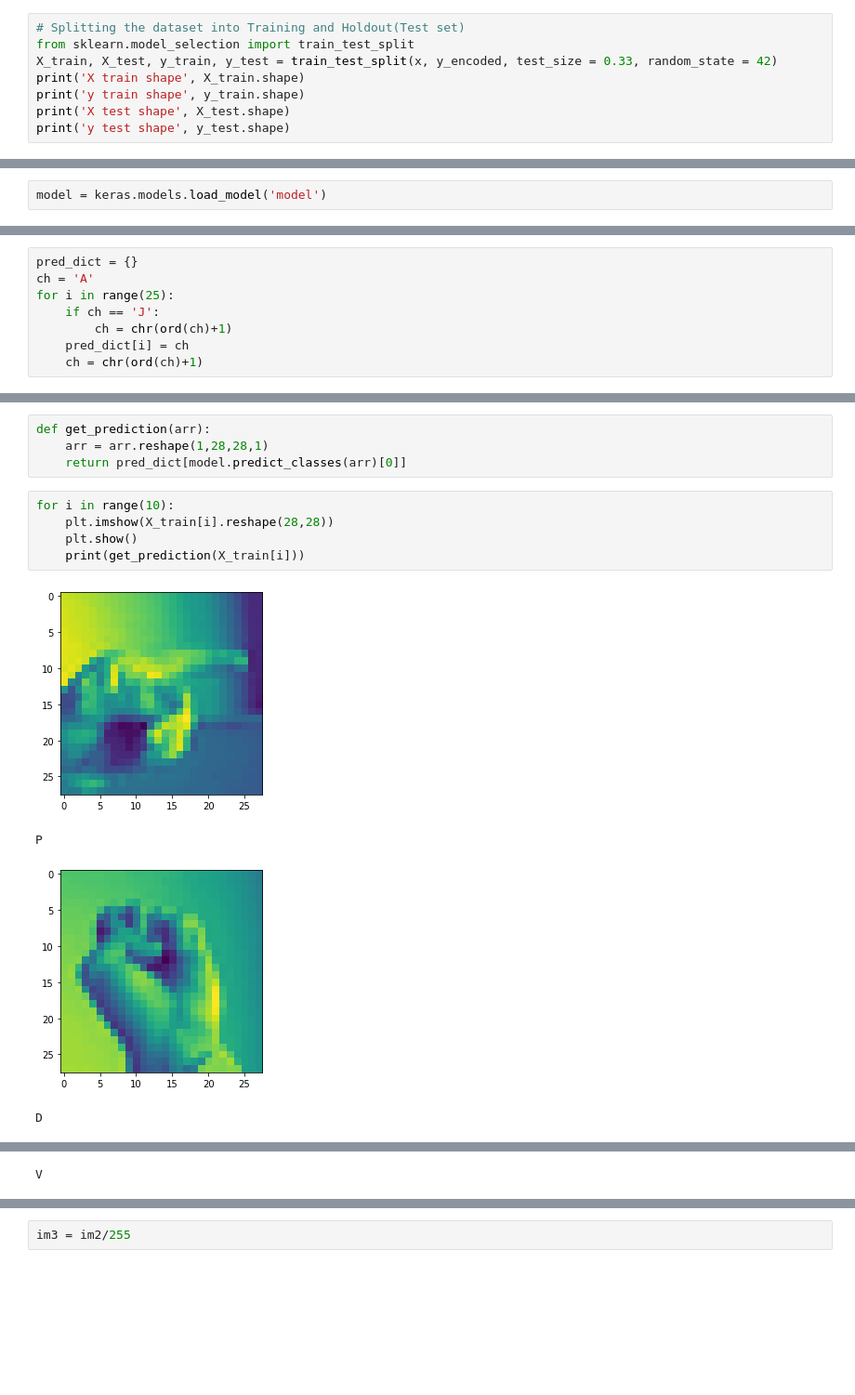
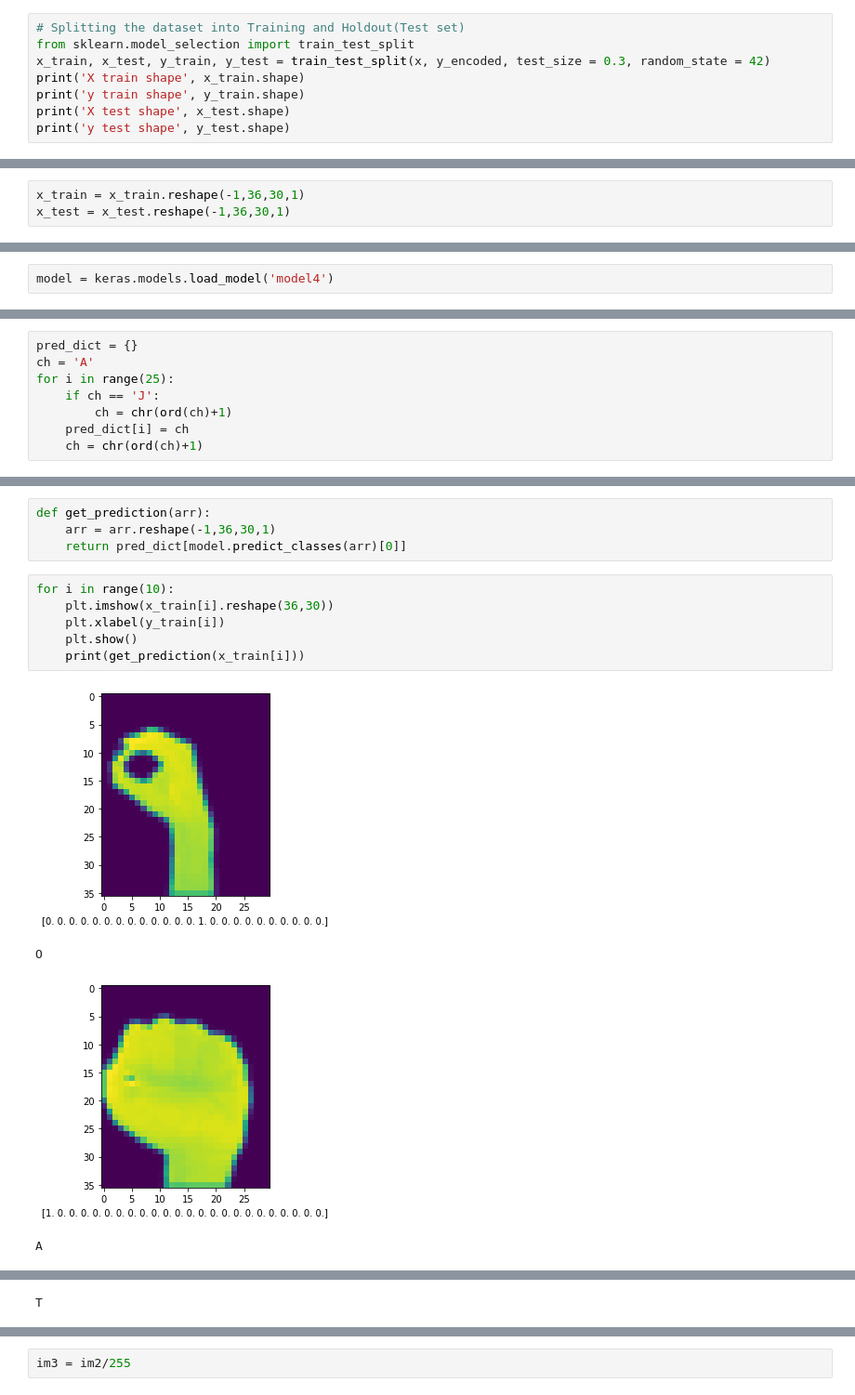
Before and after one commit to niel99/sign_language_translation, a Jupyter notebook: sign-language-translation-cnn.ipynb, the cells around one changed output, grey strips where cells are left out. Shown: that part at 93% size. Saved outputs shown, nothing was run; the diff lists cells and outputs as text; blank space fills up the shorter version.

Commit message:
Model Trained

```diff
--- a/sign-language-translation-cnn.ipynb
+++ b/sign-language-translation-cnn.ipynb
@@ -239,9 +103,9 @@ array([[0.6627451 , 0.66666667, 0.66666667, ..., 0.62745098, 0.59215686,
 # %%
 # Splitting the dataset into Training and Holdout(Test set)
 from sklearn.model_selection import train_test_split
-X_train, X_test, y_train, y_test = train_test_split(x, y_encoded, test_size = 0.33, random_state = 42)
-print('X train shape', X_train.shape)
+x_train, x_test, y_train, y_test = train_test_split(x, y_encoded, test_size = 0.3, random_state = 42)
+print('X train shape', x_train.shape)
 print('y train shape', y_train.shape)
-print('X test shape', X_test.shape)
+print('X test shape', x_test.shape)
 print('y test shape', y_test.shape)
 # %% [output]
@@ -358 +172,4 @@ X_test = X_test.reshape(-1,28,28,1)
+# %%
+x_train = x_train.reshape(-1,36,30,1)
+x_test = x_test.reshape(-1,36,30,1)
 # %%
@@ -382,4 +197,4 @@ model.save('model')
 # %% [markdown]
 ## Testing Predictions
 # %%
-model = keras.models.load_model('model')
+model = keras.models.load_model('model4')
@@ -424,14 +249,15 @@ for i in range(25):
 # %%
 def get_prediction(arr):
-    arr = arr.reshape(1,28,28,1)
+    arr = arr.reshape(-1,36,30,1)
     return pred_dict[model.predict_classes(arr)[0]]
 # %%
 for i in range(10):
-    plt.imshow(X_train[i].reshape(28,28))
+    plt.imshow(x_train[i].reshape(36,30))
+    plt.xlabel(y_train[i])
     plt.show()
-    print(get_prediction(X_train[i]))
+    print(get_prediction(x_train[i]))
 # %% [output]
-[figure, old version]
+[figure, new version]
-P
+O
-[figure, old version]
+[figure, new version]
-D
+A
@@ -439 +265 @@ D
-V
+T
```
Also changed, not shown: parts of 53 cells of this notebook, 45 other files.
